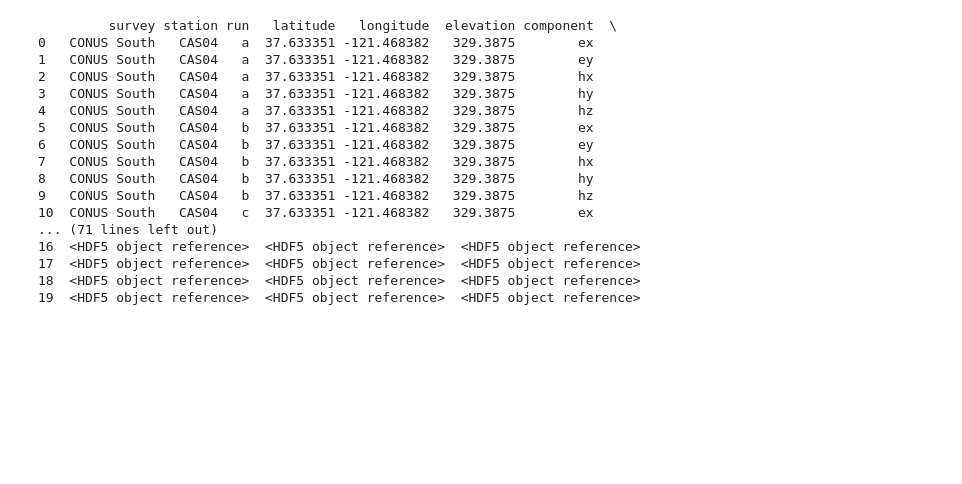
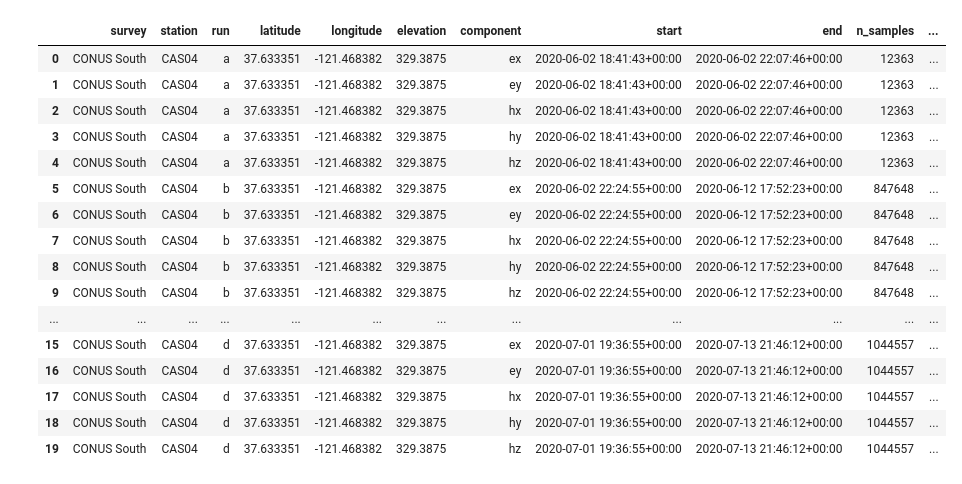
Before and after one commit to simpeg/aurora, a Jupyter notebook: docs/examples/make_cas04_single_station_h5.ipynb, the cells around one changed output. Drawn from its saved outputs; the diff is of its cells as text; code cells hidden in the pictures; blank space fills up the shorter version.

```diff
--- a/docs/examples/make_cas04_single_station_h5.ipynb
+++ b/docs/examples/make_cas04_single_station_h5.ipynb
@@ -71,21 +102,22 @@ summary_df = mth5_obj.channel_summary.to_dataframe()
-# %%
-print(summary_df)
-# %% [output]
-         survey station run   latitude   longitude  elevation component  \
-0   CONUS South   CAS04   a  37.633351 -121.468382   329.3875        ex
-1   CONUS South   CAS04   a  37.633351 -121.468382   329.3875        ey
-2   CONUS South   CAS04   a  37.633351 -121.468382   329.3875        hx
-3   CONUS South   CAS04   a  37.633351 -121.468382   329.3875        hy
-4   CONUS South   CAS04   a  37.633351 -121.468382   329.3875        hz
-5   CONUS South   CAS04   b  37.633351 -121.468382   329.3875        ex
-6   CONUS South   CAS04   b  37.633351 -121.468382   329.3875        ey
-7   CONUS South   CAS04   b  37.633351 -121.468382   329.3875        hx
-8   CONUS South   CAS04   b  37.633351 -121.468382   329.3875        hy
-9   CONUS South   CAS04   b  37.633351 -121.468382   329.3875        hz
-10  CONUS South   CAS04   c  37.633351 -121.468382   329.3875        ex
-... (71 lines left out)
-16  <HDF5 object reference>  <HDF5 object reference>  <HDF5 object reference>
-17  <HDF5 object reference>  <HDF5 object reference>  <HDF5 object reference>
-18  <HDF5 object reference>  <HDF5 object reference>  <HDF5 object reference>
-19  <HDF5 object reference>  <HDF5 object reference>  <HDF5 object reference>
+# %%
+# Take a look at the channel_summary, this is an index of the available channels, one row per "channel-run"
+summary_df
+# %% [output]
+|  | survey | station | run | latitude | longitude | elevation | component | start | end | n_samples | ... |
+| 0 | CONUS South | CAS04 | a | 37.633351 | -121.468382 | 329.3875 | ex | 2020-06-02 18:41:43+00:00 | 2020-06-02 22:07:46+00:00 | 12363 | ... |
+| 1 | CONUS South | CAS04 | a | 37.633351 | -121.468382 | 329.3875 | ey | 2020-06-02 18:41:43+00:00 | 2020-06-02 22:07:46+00:00 | 12363 | ... |
+| 2 | CONUS South | CAS04 | a | 37.633351 | -121.468382 | 329.3875 | hx | 2020-06-02 18:41:43+00:00 | 2020-06-02 22:07:46+00:00 | 12363 | ... |
+| 3 | CONUS South | CAS04 | a | 37.633351 | -121.468382 | 329.3875 | hy | 2020-06-02 18:41:43+00:00 | 2020-06-02 22:07:46+00:00 | 12363 | ... |
+| 4 | CONUS South | CAS04 | a | 37.633351 | -121.468382 | 329.3875 | hz | 2020-06-02 18:41:43+00:00 | 2020-06-02 22:07:46+00:00 | 12363 | ... |
+| 5 | CONUS South | CAS04 | b | 37.633351 | -121.468382 | 329.3875 | ex | 2020-06-02 22:24:55+00:00 | 2020-06-12 17:52:23+00:00 | 847648 | ... |
+| 6 | CONUS South | CAS04 | b | 37.633351 | -121.468382 | 329.3875 | ey | 2020-06-02 22:24:55+00:00 | 2020-06-12 17:52:23+00:00 | 847648 | ... |
+| 7 | CONUS South | CAS04 | b | 37.633351 | -121.468382 | 329.3875 | hx | 2020-06-02 22:24:55+00:00 | 2020-06-12 17:52:23+00:00 | 847648 | ... |
+| 8 | CONUS South | CAS04 | b | 37.633351 | -121.468382 | 329.3875 | hy | 2020-06-02 22:24:55+00:00 | 2020-06-12 17:52:23+00:00 | 847648 | ... |
+| 9 | CONUS South | CAS04 | b | 37.633351 | -121.468382 | 329.3875 | hz | 2020-06-02 22:24:55+00:00 | 2020-06-12 17:52:23+00:00 | 847648 | ... |
+| ... | ... | ... | ... | ... | ... | ... | ... | ... | ... | ... | ... |
+| 15 | CONUS South | CAS04 | d | 37.633351 | -121.468382 | 329.3875 | ex | 2020-07-01 19:36:55+00:00 | 2020-07-13 21:46:12+00:00 | 1044557 | ... |
+| 16 | CONUS South | CAS04 | d | 37.633351 | -121.468382 | 329.3875 | ey | 2020-07-01 19:36:55+00:00 | 2020-07-13 21:46:12+00:00 | 1044557 | ... |
+| 17 | CONUS South | CAS04 | d | 37.633351 | -121.468382 | 329.3875 | hx | 2020-07-01 19:36:55+00:00 | 2020-07-13 21:46:12+00:00 | 1044557 | ... |
+| 18 | CONUS South | CAS04 | d | 37.633351 | -121.468382 | 329.3875 | hy | 2020-07-01 19:36:55+00:00 | 2020-07-13 21:46:12+00:00 | 1044557 | ... |
+| 19 | CONUS South | CAS04 | d | 37.633351 | -121.468382 | 329.3875 | hz | 2020-07-01 19:36:55+00:00 | 2020-07-13 21:46:12+00:00 | 1044557 | ... |
 # %%
```
Also changed, not shown: parts of 15 cells of this notebook.
